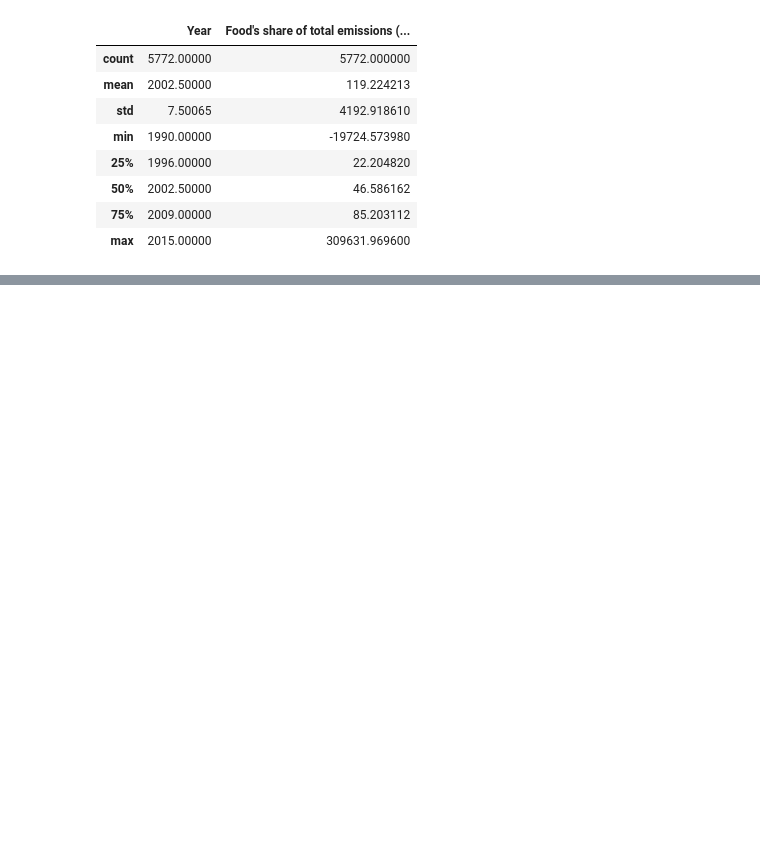
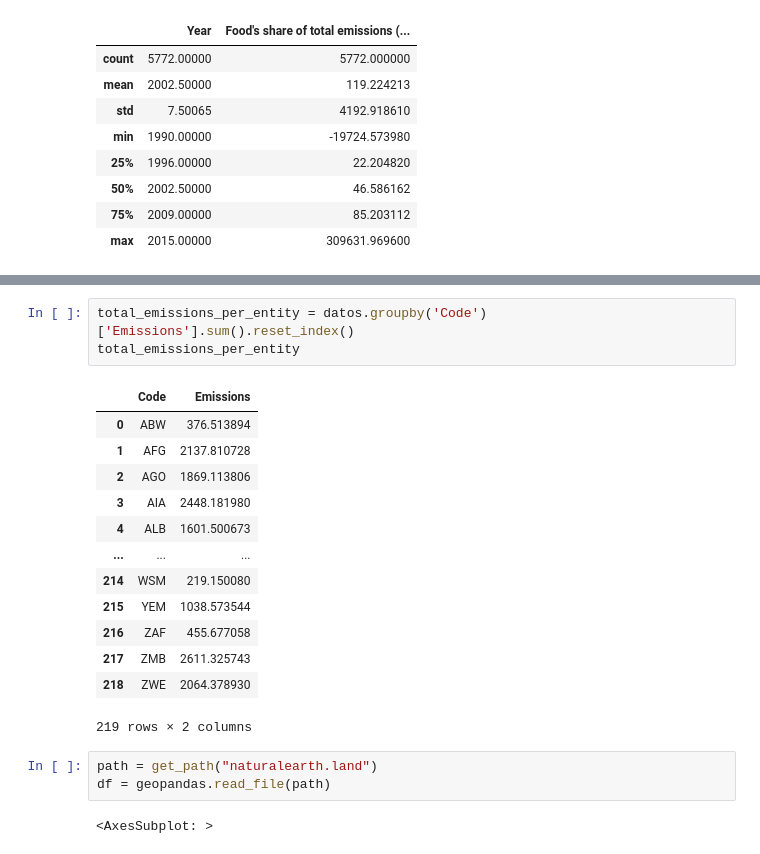
Before and after one commit to MaIsabelSolano/UVG_DS_Lab9, a Jupyter notebook: Lab9.ipynb, the cells around one changed output, grey strips where cells are left out. Saved outputs shown, nothing was run; the diff lists cells and outputs as text; blank space fills up the shorter version.

```diff
--- a/Lab9.ipynb
+++ b/Lab9.ipynb
@@ -44,0 +77,22 @@ profile
+# %%
+total_emissions_per_entity = datos.groupby('Code')['Emissions'].sum().reset_index()
+total_emissions_per_entity
+# %% [output]
+|  | Code | Emissions |
+| 0 | ABW | 376.513894 |
+| 1 | AFG | 2137.810728 |
+| 2 | AGO | 1869.113806 |
+| 3 | AIA | 2448.181980 |
+| 4 | ALB | 1601.500673 |
+| ... | ... | ... |
+| 214 | WSM | 219.150080 |
+| 215 | YEM | 1038.573544 |
+| 216 | ZAF | 455.677058 |
+| 217 | ZMB | 2611.325743 |
+| 218 | ZWE | 2064.378930 |
+219 rows × 2 columns
+# %%
+path = get_path("naturalearth.land")
+df = geopandas.read_file(path)
+# %% [output]
+<AxesSubplot: >
```
Also changed, not shown: parts of 7 cells of this notebook.
